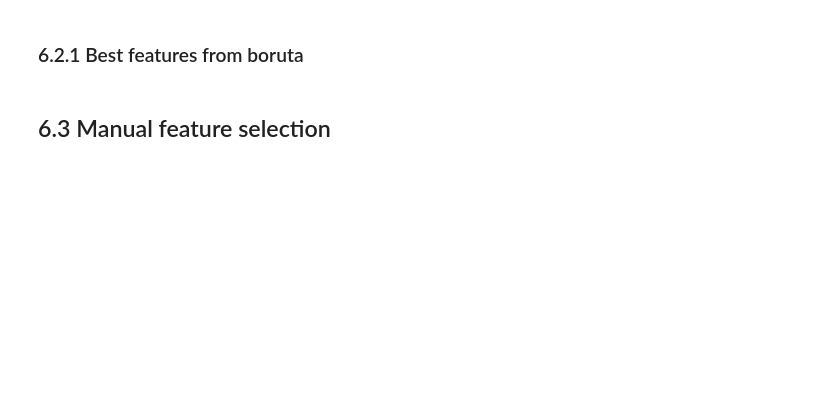
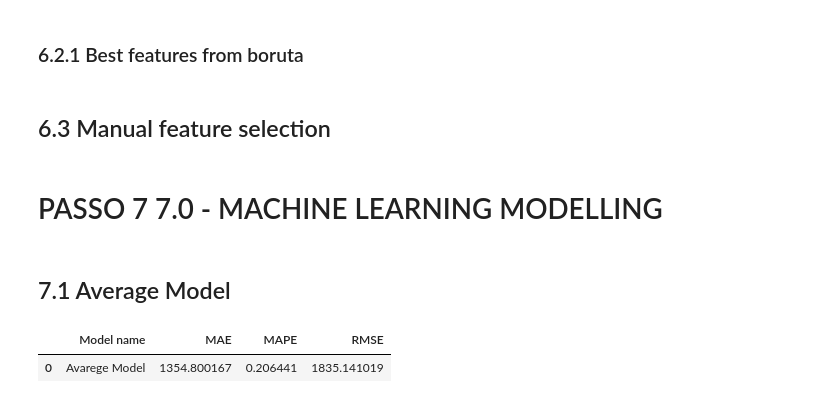
Before and after one commit to Eduardo7copasx/DS_producao, a Jupyter notebook: Projeto/projeto.ipynb, the cells around one changed output. Drawn from its saved outputs; the diff is of its cells as text; code cells hidden in the pictures; blank space fills up the shorter version.

Commit message:
Adicionado modelos não lineares ao projeto

```diff
--- a/Projeto/projeto.ipynb
+++ b/Projeto/projeto.ipynb
@@ -28,6 +33,18 @@ def cramer_v(x,y): #x e y são as variaveis categorias das quais eu quero calcul
     kcorr = k - (k-1)**2 / (n-1)
     rcorr = r - (r-1)**2 / (n-1)
     return np.sqrt( ( chi2corr/n) / (min (kcorr-1, rcorr-1) ) )
+
+
+
+def ml_error(model_name, y, yhat):
+    mae = mean_absolute_error(y, yhat)
+    mape = mean_absolute_percentage_error(y, yhat)
+    rmse = np.sqrt(mean_squared_error(y, yhat))
+
+    return pd.DataFrame({   'Model name': model_name,
+                            'MAE' : mae,
+                            'MAPE' : mape,
+                            'RMSE' : rmse}, index=[0])
 # %% [markdown]
 ### 0.2 Loading data
 # %%
@@ -1038,0 +1034,22 @@ cols_selected_boruta.extend(feat_to_add)
+# %% [markdown]
+# PASSO 7 7.0 - MACHINE LEARNING MODELLING
+# %%
+x_train_ = x_train[cols_selected_boruta]
+x_test_ = x_test[cols_selected_boruta]
+# %% [markdown]
+## 7.1 Average Model
+# %%
+aux1 = x_test_.copy()
+aux1['sales'] = y_test.copy()
+
+#prediction
+aux2 = aux1[['store','sales']].groupby('store').mean().reset_index().rename(columns={'sales':'predictions'})
+aux1 = pd.merge(aux1, aux2, how='left', on='store')
+yhat_baseline = aux1['predictions']
+
+# performace
+baseline_result = ml_error( 'Avarege Model', np.expm1(y_test), np.expm1(yhat_baseline))
+baseline_result
+# %% [output]
+|  | Model name | MAE | MAPE | RMSE |
+| 0 | Avarege Model | 1354.800167 | 0.206441 | 1835.141019 |
```
Also changed, not shown: parts of 9 cells of this notebook.
